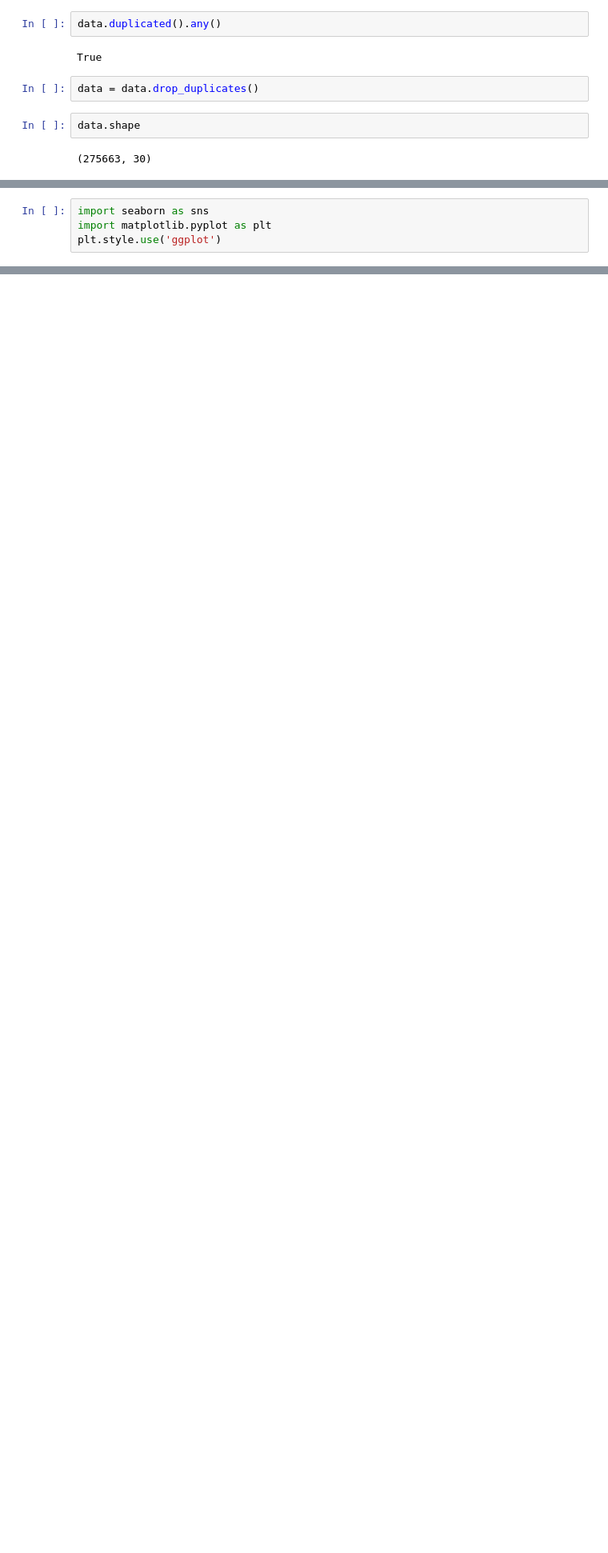
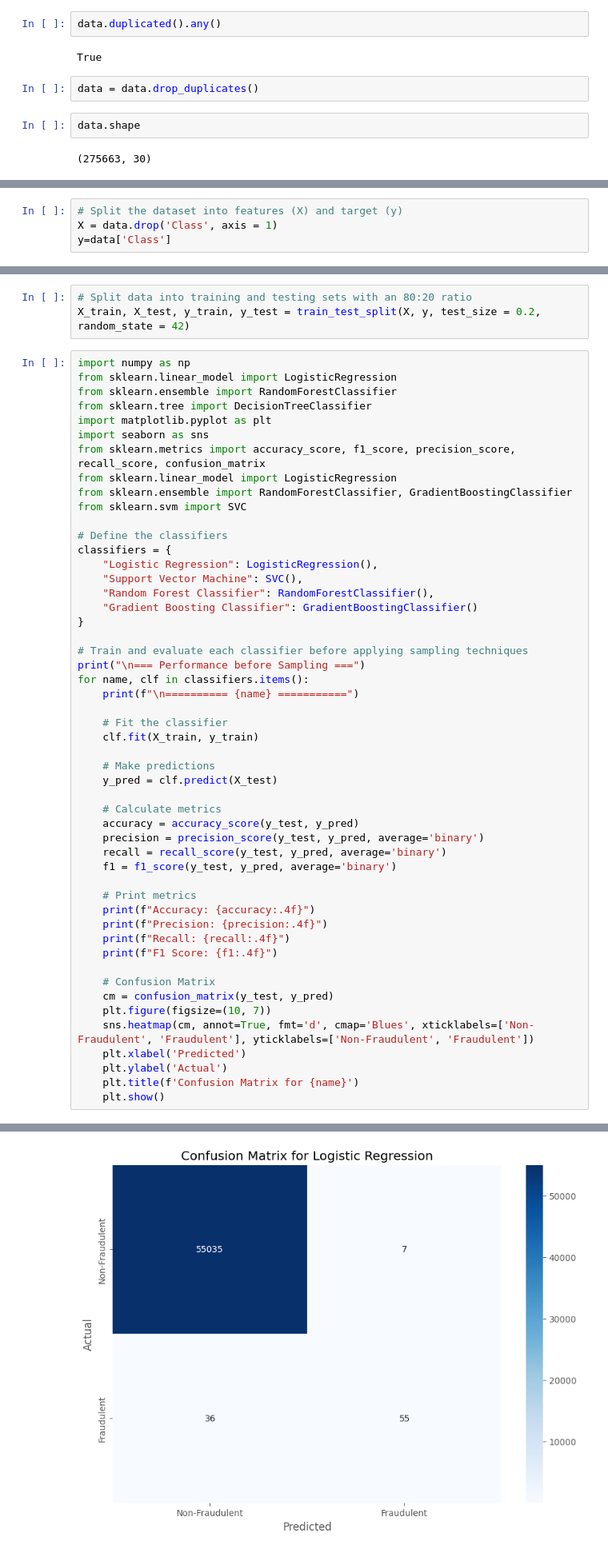
Before and after one commit to shifanasalim/credit, a Jupyter notebook: creditcard.ipynb, the cells around one changed output, grey strips where cells are left out. Shown at 80% size. Cells and saved outputs as stored; diff of their text form; blank space fills up the shorter version.

```diff
--- a/creditcard.ipynb
+++ b/creditcard.ipynb
@@ -136,4 +136,0 @@ dtype: int64
-# %%
-import seaborn as sns
-import matplotlib.pyplot as plt
-plt.style.use('ggplot')
@@ -139,0 +146,4 @@ plt.style.use('ggplot')
+# %%
+# Split the dataset into features (X) and target (y)
+X = data.drop('Class', axis = 1)
+y=data['Class']
@@ -139,0 +152,55 @@ plt.style.use('ggplot')
+# %%
+# Split data into training and testing sets with an 80:20 ratio
+X_train, X_test, y_train, y_test = train_test_split(X, y, test_size = 0.2, random_state = 42)
+# %%
+import numpy as np
+from sklearn.linear_model import LogisticRegression
+from sklearn.ensemble import RandomForestClassifier
+from sklearn.tree import DecisionTreeClassifier
+import matplotlib.pyplot as plt
+import seaborn as sns
+from sklearn.metrics import accuracy_score, f1_score, precision_score, recall_score, confusion_matrix
+from sklearn.linear_model import LogisticRegression
+from sklearn.ensemble import RandomForestClassifier, GradientBoostingClassifier
+from sklearn.svm import SVC
+
+# Define the classifiers
+classifiers = {
+    "Logistic Regression": LogisticRegression(),
+    "Support Vector Machine": SVC(),
+    "Random Forest Classifier": RandomForestClassifier(),
+    "Gradient Boosting Classifier": GradientBoostingClassifier()
+}
+
+# Train and evaluate each classifier before applying sampling techniques
+print("\n=== Performance before Sampling ===")
+for name, clf in classifiers.items():
+    print(f"\n========== {name} ===========")
+
+    # Fit the classifier
+    clf.fit(X_train, y_train)
+
+    # Make predictions
+    y_pred = clf.predict(X_test)
+
+    # Calculate metrics
+    accuracy = accuracy_score(y_test, y_pred)
+    precision = precision_score(y_test, y_pred, average='binary')
+    recall = recall_score(y_test, y_pred, average='binary')
+    f1 = f1_score(y_test, y_pred, average='binary')
+
+    # Print metrics
+    print(f"Accuracy: {accuracy:.4f}")
+    print(f"Precision: {precision:.4f}")
+    print(f"Recall: {recall:.4f}")
+    print(f"F1 Score: {f1:.4f}")
+
+    # Confusion Matrix
+    cm = confusion_matrix(y_test, y_pred)
+    plt.figure(figsize=(10, 7))
+    sns.heatmap(cm, annot=True, fmt='d', cmap='Blues', xticklabels=['Non-Fraudulent', 'Fraudulent'], yticklabels=['Non-Fraudulent', 'Fraudulent'])
+    plt.xlabel('Predicted')
+    plt.ylabel('Actual')
+    plt.title(f'Confusion Matrix for {name}')
+    plt.show()
+# %% [output]
@@ -139,0 +214 @@ plt.style.use('ggplot')
+[figure, added]
```
Also changed, not shown: parts of 33 cells of this notebook.
